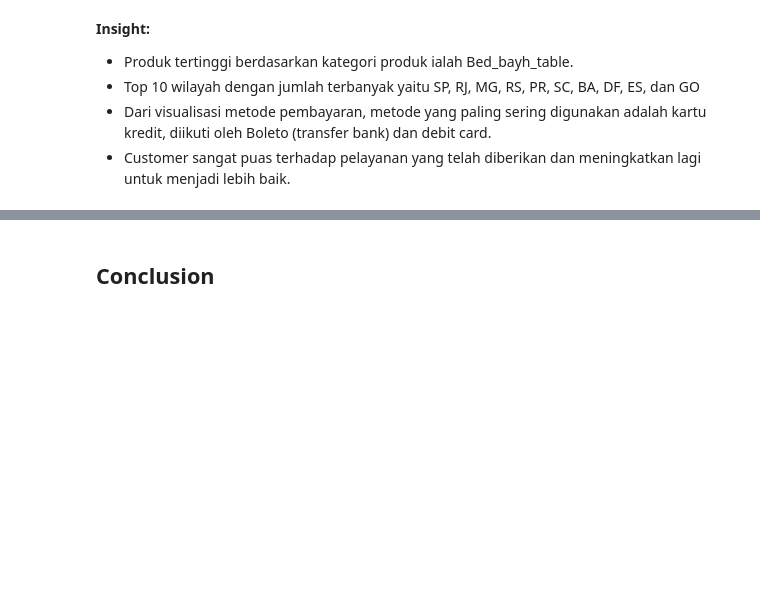
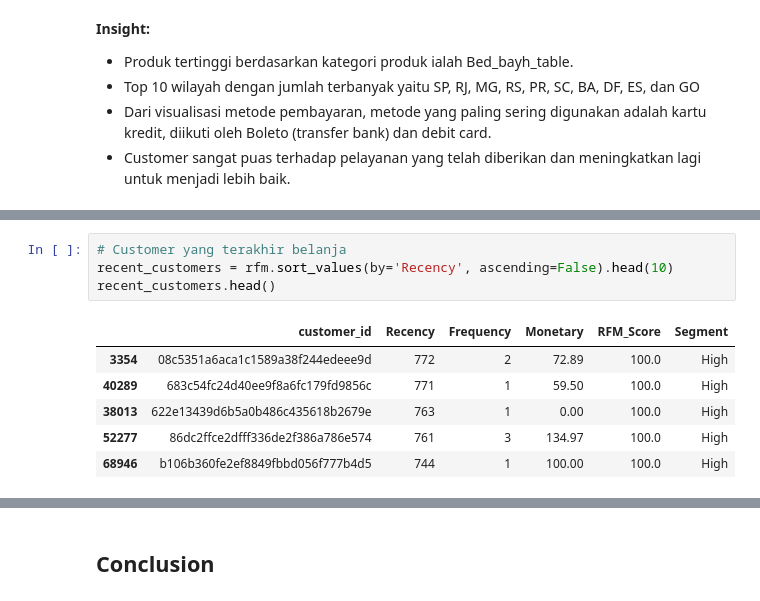
Before and after one commit to muazahalwyh/Proyek_Analisis_Data, a Jupyter notebook: notebook.ipynb, the cells around one changed output, grey strips where cells are left out. Cells and saved outputs as stored; diff of their text form; blank space fills up the shorter version.

```diff
--- a/notebook.ipynb
+++ b/notebook.ipynb
@@ -1007,0 +985,11 @@ plt.show()
+# %%
+# Customer yang terakhir belanja
+recent_customers = rfm.sort_values(by='Recency', ascending=False).head(10)
+recent_customers.head()
+# %% [output]
+|  | customer_id | Recency | Frequency | Monetary | RFM_Score | Segment |
+| 3354 | 08c5351a6aca1c1589a38f244edeee9d | 772 | 2 | 72.89 | 100.0 | High |
+| 40289 | 683c54fc24d40ee9f8a6fc179fd9856c | 771 | 1 | 59.50 | 100.0 | High |
+| 38013 | 622e13439d6b5a0b486c435618b2679e | 763 | 1 | 0.00 | 100.0 | High |
+| 52277 | 86dc2ffce2dfff336de2f386a786e574 | 761 | 3 | 134.97 | 100.0 | High |
+| 68946 | b106b360fe2ef8849fbbd056f777b4d5 | 744 | 1 | 100.00 | 100.0 | High |
```
Also changed, not shown: parts of 30 cells of this notebook, 5 other files.
